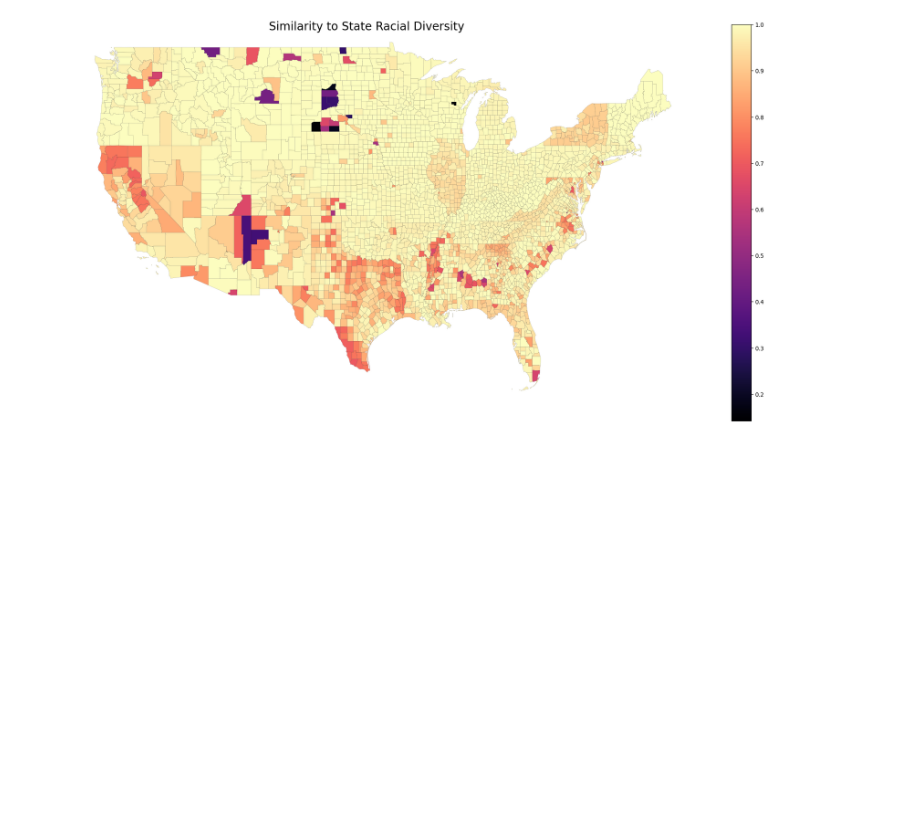
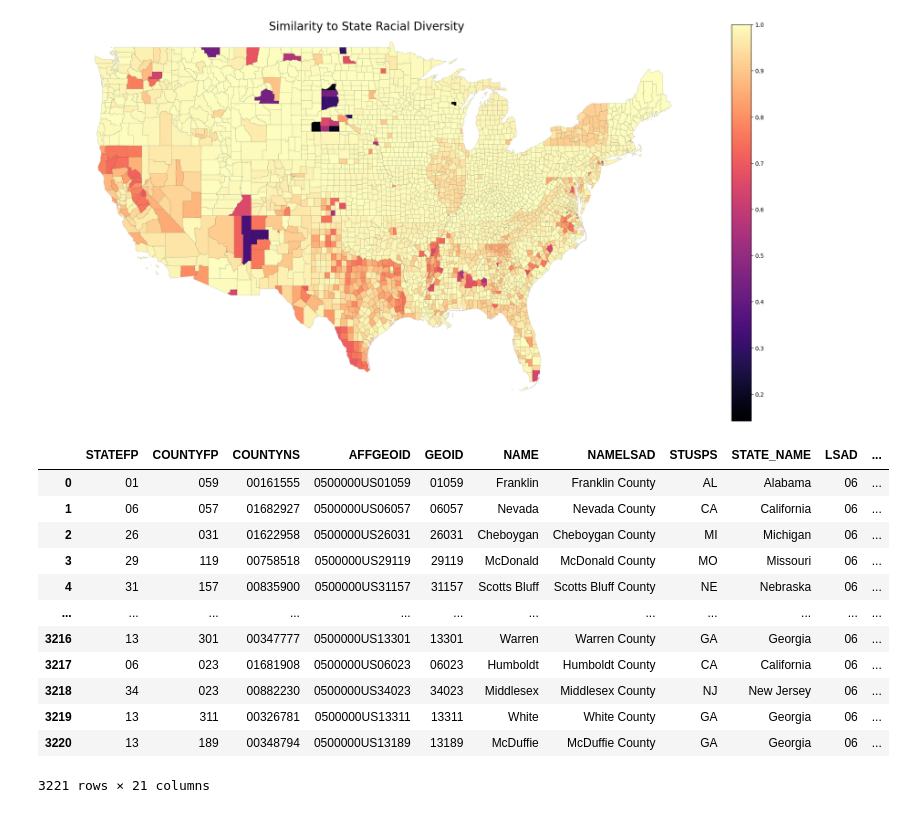
Before and after one commit to davidgarmal/comm3180_S26_G3_Data_Project, a Jupyter notebook: data_analysis/census_county.ipynb, the cells around one changed output. Drawn from its saved outputs; the diff is of its cells as text; code cells hidden in the pictures; blank space fills up the shorter version.

```diff
--- a/data_analysis/census_county.ipynb
+++ b/data_analysis/census_county.ipynb
@@ -279,3 +279,19 @@ plt.tight_layout()
 plt.show()
 # %% [output]
 [figure]
+# %%
+merged_map
+# %% [output]
+|  | STATEFP | COUNTYFP | COUNTYNS | AFFGEOID | GEOID | NAME | NAMELSAD | STUSPS | STATE_NAME | LSAD | ... |
+| 0 | 01 | 059 | 00161555 | 0500000US01059 | 01059 | Franklin | Franklin County | AL | Alabama | 06 | ... |
+| 1 | 06 | 057 | 01682927 | 0500000US06057 | 06057 | Nevada | Nevada County | CA | California | 06 | ... |
+| 2 | 26 | 031 | 01622958 | 0500000US26031 | 26031 | Cheboygan | Cheboygan County | MI | Michigan | 06 | ... |
+| 3 | 29 | 119 | 00758518 | 0500000US29119 | 29119 | McDonald | McDonald County | MO | Missouri | 06 | ... |
+| 4 | 31 | 157 | 00835900 | 0500000US31157 | 31157 | Scotts Bluff | Scotts Bluff County | NE | Nebraska | 06 | ... |
+| ... | ... | ... | ... | ... | ... | ... | ... | ... | ... | ... | ... |
+| 3216 | 13 | 301 | 00347777 | 0500000US13301 | 13301 | Warren | Warren County | GA | Georgia | 06 | ... |
+| 3217 | 06 | 023 | 01681908 | 0500000US06023 | 06023 | Humboldt | Humboldt County | CA | California | 06 | ... |
+| 3218 | 34 | 023 | 00882230 | 0500000US34023 | 34023 | Middlesex | Middlesex County | NJ | New Jersey | 06 | ... |
+| 3219 | 13 | 311 | 00326781 | 0500000US13311 | 13311 | White | White County | GA | Georgia | 06 | ... |
+| 3220 | 13 | 189 | 00348794 | 0500000US13189 | 13189 | McDuffie | McDuffie County | GA | Georgia | 06 | ... |
+3221 rows × 21 columns
```
Also changed, not shown: parts of 1 cell of this notebook, 5 other files.
